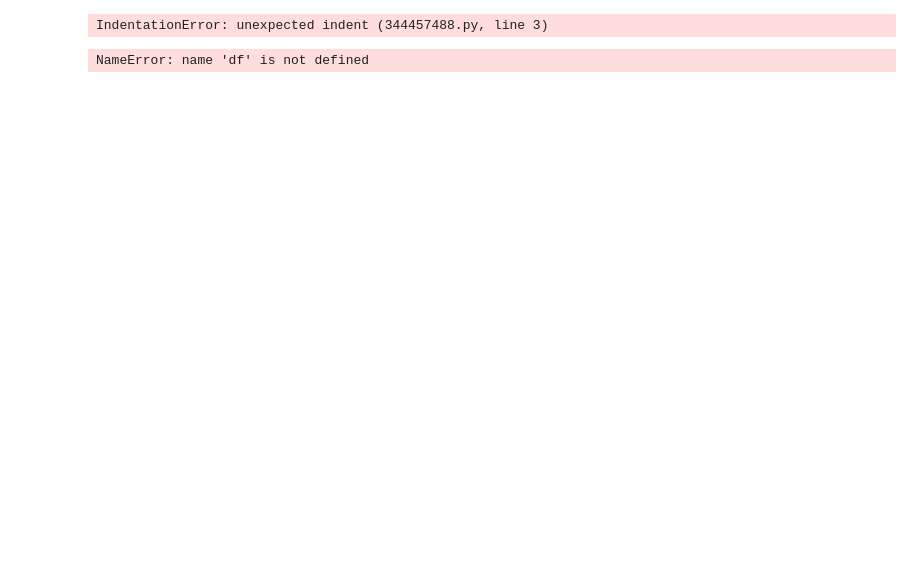
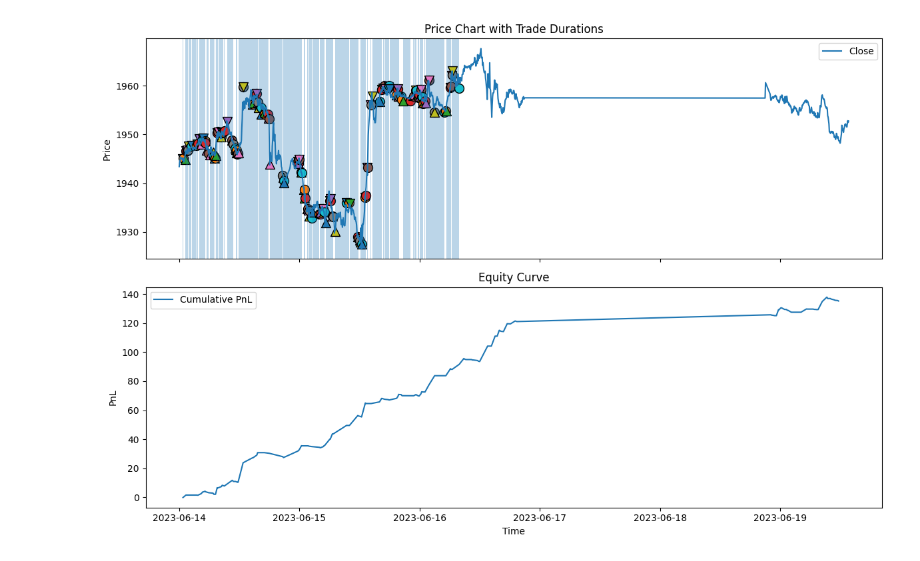
Before and after one commit to sameepkulkarni/liquidity-hunt-and-run, a Jupyter notebook: visualization.ipynb, the cells around one changed output. Drawn from its saved outputs; the diff is of its cells as text; code cells hidden in the pictures; blank space fills up the shorter version.

Commit message:
visualization changes

```diff
--- a/visualization.ipynb
+++ b/visualization.ipynb
@@ -205,6 +242,7 @@ os.makedirs(output_dir, exist_ok=True)
 # ✅ Load the data once
 df_path = os.path.join(input_dir, "gold.csv")
 df = pd.read_csv(df_path)
+df= df[0:1000]
 
 # ✅ Preprocess timestamp and select relevant columns
 if df['t'].iloc[0] > 1e12:  # UNIX ms timestamp
@@ -214,12 +252,10 @@ else:
 
 df.set_index('t', inplace=True)
 df = df[['o', 'h', 'l', 'c']]  # Keep only OHLC
-# %% [output]
-IndentationError: unexpected indent (344457488.py, line 3)
 # %%
 # assuming `bt` is your backtester instance:
-bt = BacktesterWithoutScaling(data=df, lag=2, window=5)
+bt = BacktesterWithoutScaling(data=df, lag=5, window=10)
 bt.run_backtest()
-bt.plot_trades(n_trades=5)
+bt.plot_trades_improved(n_trades=100)
 # %% [output]
-NameError: name 'df' is not defined
+[figure, added]
```
Also changed, not shown: parts of 2 cells of this notebook.
